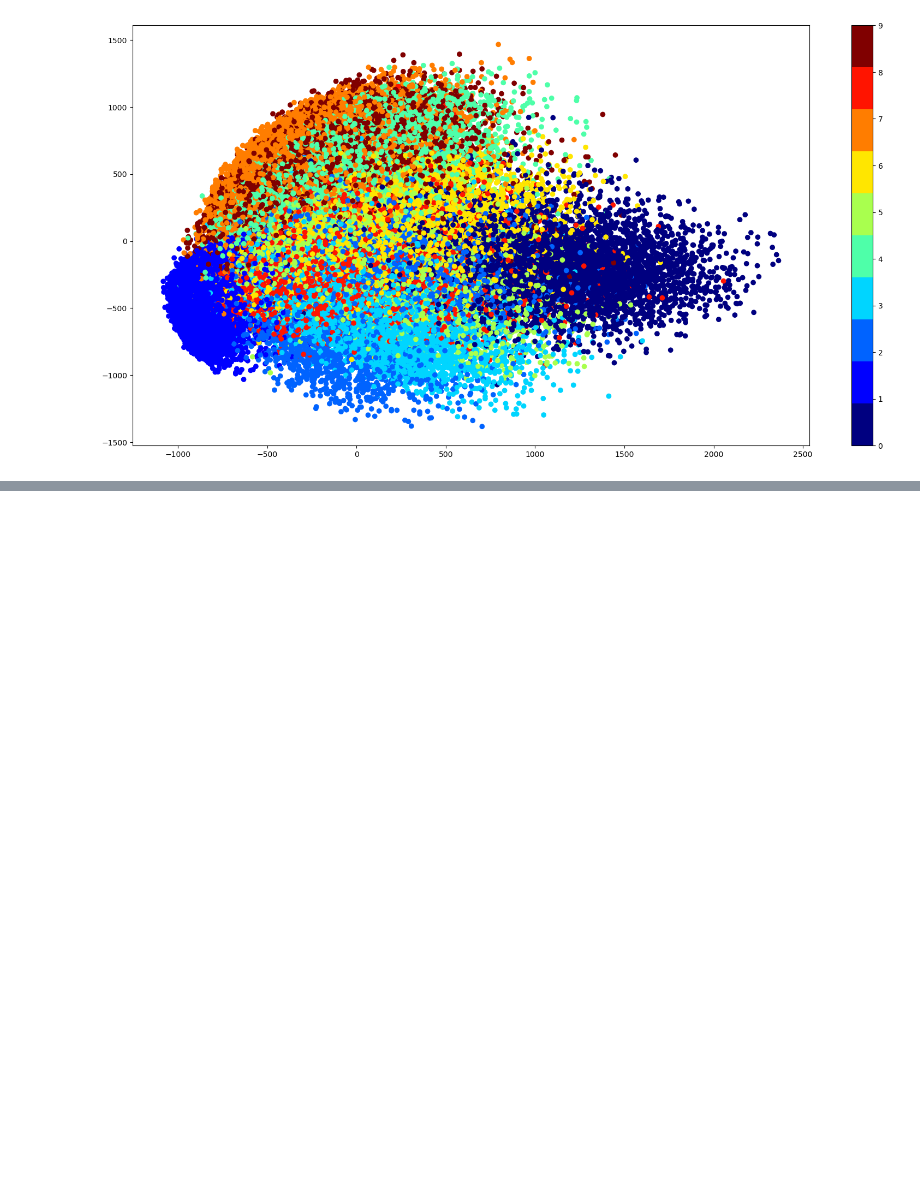
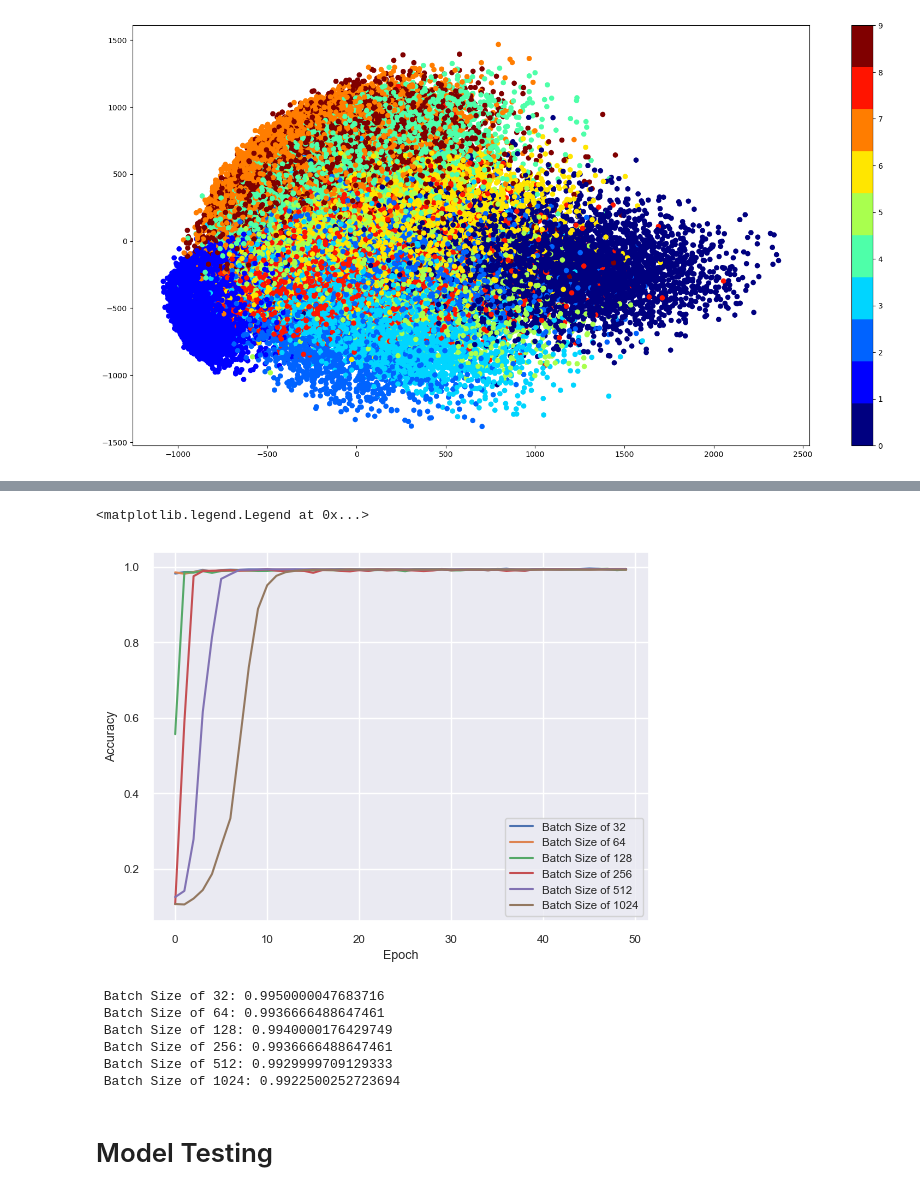
Before and after one commit to jellybelly24/pre_interview_test, a Jupyter notebook: Image_classification_MNIST_Dataset/Data exploratory analysis and model training.ipynb, the cells around one changed output, grey strips where cells are left out. Cells and saved outputs as stored; diff of their text form; code cells hidden in the pictures; blank space fills up the shorter version.

```diff
--- a/Image_classification_MNIST_Dataset/Data exploratory analysis and model training.ipynb
+++ b/Image_classification_MNIST_Dataset/Data exploratory analysis and model training.ipynb
@@ -105,0 +268,37 @@ plt.colorbar(ticks=range(10))
+# %%
+batch_sizes = [32,64,128,256,512,1024]
+exp_models = []
+history=[]
+for i in range(len(batch_sizes)):
+    model = models.Sequential()
+    # model.add(layers.RandomFlip("horizontal_and_vertical"))
+    # model.add(layers.RandomRotation(0.4))
+    model.add(layers.Conv2D(32, (3, 3), activation='relu', input_shape=(28, 28, 1)))
+    model.add(layers.BatchNormalization())
+
+    for j in range(2):
+        model.add(layers.MaxPooling2D((2, 2)))
+        model.add(layers.Conv2D(2**(5+j+1), (3, 3), activation='relu'))
+        model.add(layers.BatchNormalization())
+#     model.add(layers.Conv2D(128, (3, 3), activation='relu'))
+#     model.add(layers.BatchNormalization())
+    model.add(layers.Flatten())
+    for k in range(2):
+        model.add(layers.Dense(4**(4 - k), activation='relu'))
+        model.add(layers.BatchNormalization())
+
+    model.add(layers.Dense(10, activation='softmax'))
+    model.compile(optimizer='adam',
+                  loss="categorical_crossentropy",
+                  metrics=['accuracy'])
+    print(model.summary())
+    exp_models.append(model)
+    checkpoint_filepath = 'checkpoint.weights_dif_batch_size' + str(batch_sizes[i]) + '.h5'
+    model_checkpoint_callback = callbacks.ModelCheckpoint(
+        filepath=checkpoint_filepath,
+        save_weights_only=True,
+        monitor='val_accuracy',
+        mode='max',
+        save_best_only=True)
+
+    history.append(model.fit(x_train_norm, tf.keras.utils.to_categorical(y_train,10), callbacks = [model_checkpoint_callback],  batch_size = batch_sizes[i],epochs=50,validation_split = 0.2))
@@ -105,0 +323,21 @@ plt.colorbar(ticks=range(10))
+# %%
+for i in range(len(history)):
+    plt.plot(history[i].history["val_accuracy"])
+plt.xlabel("Epoch")
+plt.ylabel("Accuracy")
+plt.legend(["Batch Size of 32", "Batch Size of 64", "Batch Size of 128", "Batch Size of 256","Batch Size of 512", "Batch Size of 1024"])
+# %% [output]
+<matplotlib.legend.Legend at 0x...>
+[figure, added]
+# %%
+for i in range(len(history)):
+    print(" Batch Size of "+ str(batch_sizes[i]) + ": " + str(np.max(history[i].history["val_accuracy"])))
+# %% [output]
+ Batch Size of 32: 0.9950000047683716
+ Batch Size of 64: 0.9936666488647461
+ Batch Size of 128: 0.9940000176429749
+ Batch Size of 256: 0.9936666488647461
+ Batch Size of 512: 0.9929999709129333
+ Batch Size of 1024: 0.9922500252723694
+# %% [markdown]
+# Model Testing
```
Also changed, not shown: parts of 28 cells of this notebook, 14 other files.
